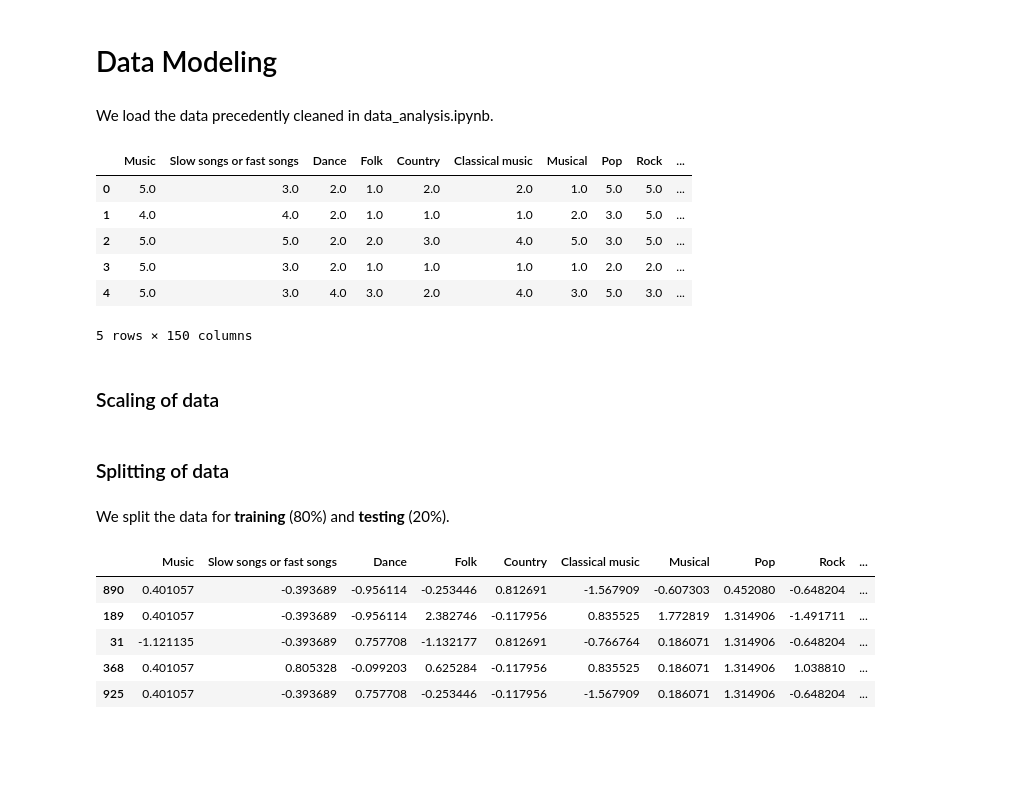
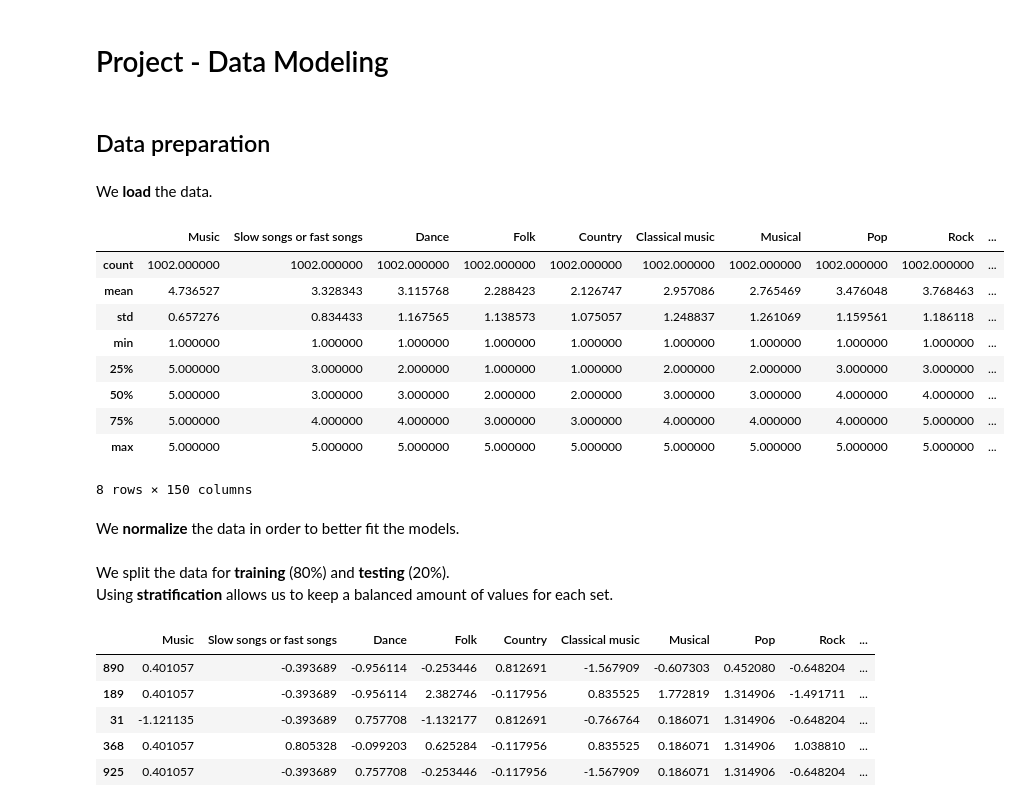
Before and after one commit to Shakk17/SmokerPredictor, a Jupyter notebook: modeling.ipynb, the cells around one changed output. Saved outputs shown, nothing was run; the diff lists cells and outputs as text; code cells hidden in the pictures; blank space fills up the shorter version.

```diff
--- a/modeling.ipynb
+++ b/modeling.ipynb
@@ -1,5 +1,5 @@
 # %% [markdown]
-# Data Modeling
+# Project - Data Modeling
 # %%
 from time import time
 
@@ -26,27 +32,33 @@ from sklearn.ensemble import RandomForestClassifier, AdaBoostClassifier
 from sklearn.naive_bayes import GaussianNB
 from sklearn.neural_network import MLPClassifier
 from sklearn.linear_model import LogisticRegression
+# %% [markdown]
+## Data preparation
 # %% [markdown]
-We load the data precedently cleaned in data_analysis.ipynb.
+We <b>load</b> the data.
 # %%
 data = pd.read_csv("data/clean_data.csv")
+
 x = data.drop("Smoker", axis=1)
 y = data["Smoker"]
-data.head()
+
+data.describe()
 # %% [output]
 |  | Music | Slow songs or fast songs | Dance | Folk | Country | Classical music | Musical | Pop | Rock | ... |
-| 0 | 5.0 | 3.0 | 2.0 | 1.0 | 2.0 | 2.0 | 1.0 | 5.0 | 5.0 | ... |
-| 1 | 4.0 | 4.0 | 2.0 | 1.0 | 1.0 | 1.0 | 2.0 | 3.0 | 5.0 | ... |
-| 2 | 5.0 | 5.0 | 2.0 | 2.0 | 3.0 | 4.0 | 5.0 | 3.0 | 5.0 | ... |
-| 3 | 5.0 | 3.0 | 2.0 | 1.0 | 1.0 | 1.0 | 1.0 | 2.0 | 2.0 | ... |
-| 4 | 5.0 | 3.0 | 4.0 | 3.0 | 2.0 | 4.0 | 3.0 | 5.0 | 3.0 | ... |
+| count | 1002.000000 | 1002.000000 | 1002.000000 | 1002.000000 | 1002.000000 | 1002.000000 | 1002.000000 | 1002.000000 | 1002.000000 | ... |
+| mean | 4.736527 | 3.328343 | 3.115768 | 2.288423 | 2.126747 | 2.957086 | 2.765469 | 3.476048 | 3.768463 | ... |
+| std | 0.657276 | 0.834433 | 1.167565 | 1.138573 | 1.075057 | 1.248837 | 1.261069 | 1.159561 | 1.186118 | ... |
+| min | 1.000000 | 1.000000 | 1.000000 | 1.000000 | 1.000000 | 1.000000 | 1.000000 | 1.000000 | 1.000000 | ... |
+| 25% | 5.000000 | 3.000000 | 2.000000 | 1.000000 | 1.000000 | 2.000000 | 2.000000 | 3.000000 | 3.000000 | ... |
+| 50% | 5.000000 | 3.000000 | 3.000000 | 2.000000 | 2.000000 | 3.000000 | 3.000000 | 4.000000 | 4.000000 | ... |
+| 75% | 5.000000 | 4.000000 | 4.000000 | 3.000000 | 3.000000 | 4.000000 | 4.000000 | 4.000000 | 5.000000 | ... |
+| max | 5.000000 | 5.000000 | 5.000000 | 5.000000 | 5.000000 | 5.000000 | 5.000000 | 5.000000 | 5.000000 | ... |
-5 rows × 150 columns
+8 rows × 150 columns
-# %% [markdown]
-### Scaling of data
+# %% [markdown]
+We <b>normalize</b> the data in order to better fit the models.
 # %%
 x = pd.DataFrame(data=StandardScaler().fit_transform(x), columns=x.columns, index=x.index)
-# %% [markdown]
-### Splitting of data
 # %% [markdown]
-We split the data for **training** (80%) and **testing** (20%).
+We split the data for **training** (80%) and **testing** (20%). <br>
+Using **stratification** allows us to keep a balanced amount of values for each set.
 # %%
```
Also changed, not shown: parts of 23 cells of this notebook.
